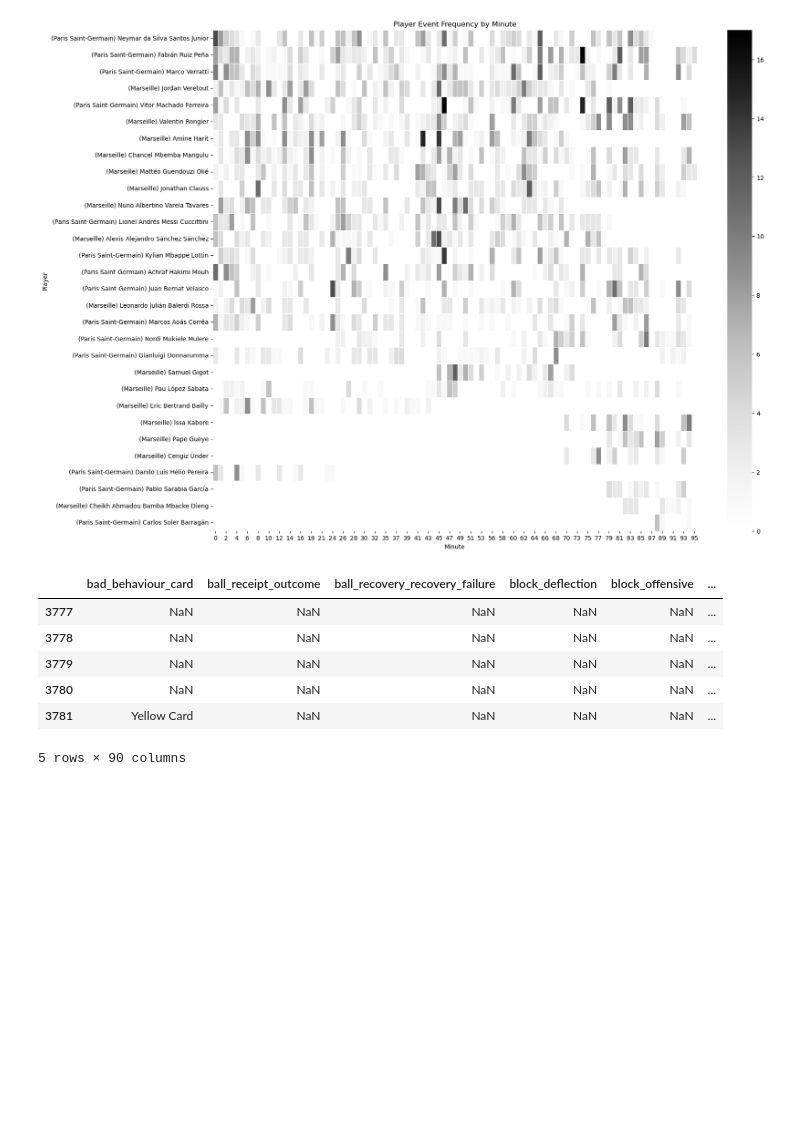
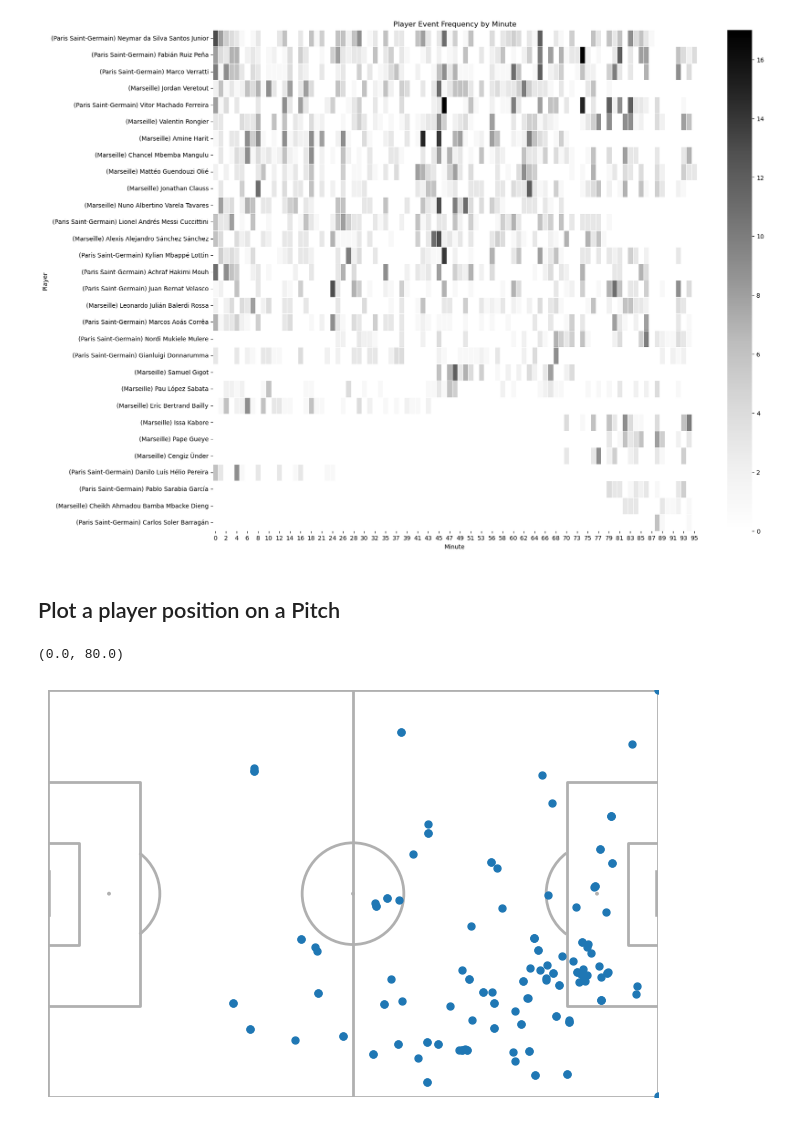
Before and after one commit to LeonDpl/SoccerDataScience, a Jupyter notebook: Learning/00_StatsBomb_Intro.ipynb, the cells around one changed output. Drawn from its saved outputs; the diff is of its cells as text; code cells hidden in the pictures; blank space fills up the shorter version.

```diff
--- a/Learning/00_StatsBomb_Intro.ipynb
+++ b/Learning/00_StatsBomb_Intro.ipynb
@@ -100,13 +112,20 @@ plt.show()
 # ...existing code...
 # %% [output]
 [figure]
+# %% [markdown]
+## Plot a player position on a Pitch
 # %%
-events.tail()
+player = events[events.player_id == 3009]
+player.loc[:,'xpos'] = player.loc[:,'location'].apply(lambda x: x[0] if isinstance(x, list) else None).copy()
+player.loc[:,'ypos'] = player.loc[:,'location'].apply(lambda x: x[1] if isinstance(x, list) else None).copy()
+player = player.sort_values(by='minute')
+
+pitch = Pitch()
+fig, ax = pitch.draw()
+#fig, ax = plt.subplots(figsize=(12, 8))
+ax.plot(player.loc[:,'xpos'], player.loc[:,'ypos'], marker='o', linestyle='', markersize=5, label=player.iloc[0]['player'])
+ax.set_xlim(0, 120)
+ax.set_ylim(0, 80)
 # %% [output]
-|  | bad_behaviour_card | ball_receipt_outcome | ball_recovery_recovery_failure | block_deflection | block_offensive | ... |
-| 3777 | NaN | NaN | NaN | NaN | NaN | ... |
-| 3778 | NaN | NaN | NaN | NaN | NaN | ... |
-| 3779 | NaN | NaN | NaN | NaN | NaN | ... |
-| 3780 | NaN | NaN | NaN | NaN | NaN | ... |
-| 3781 | Yellow Card | NaN | NaN | NaN | NaN | ... |
-5 rows × 90 columns
+(0.0, 80.0)
+[figure, added]
```
Also changed, not shown: parts of 10 cells of this notebook.
